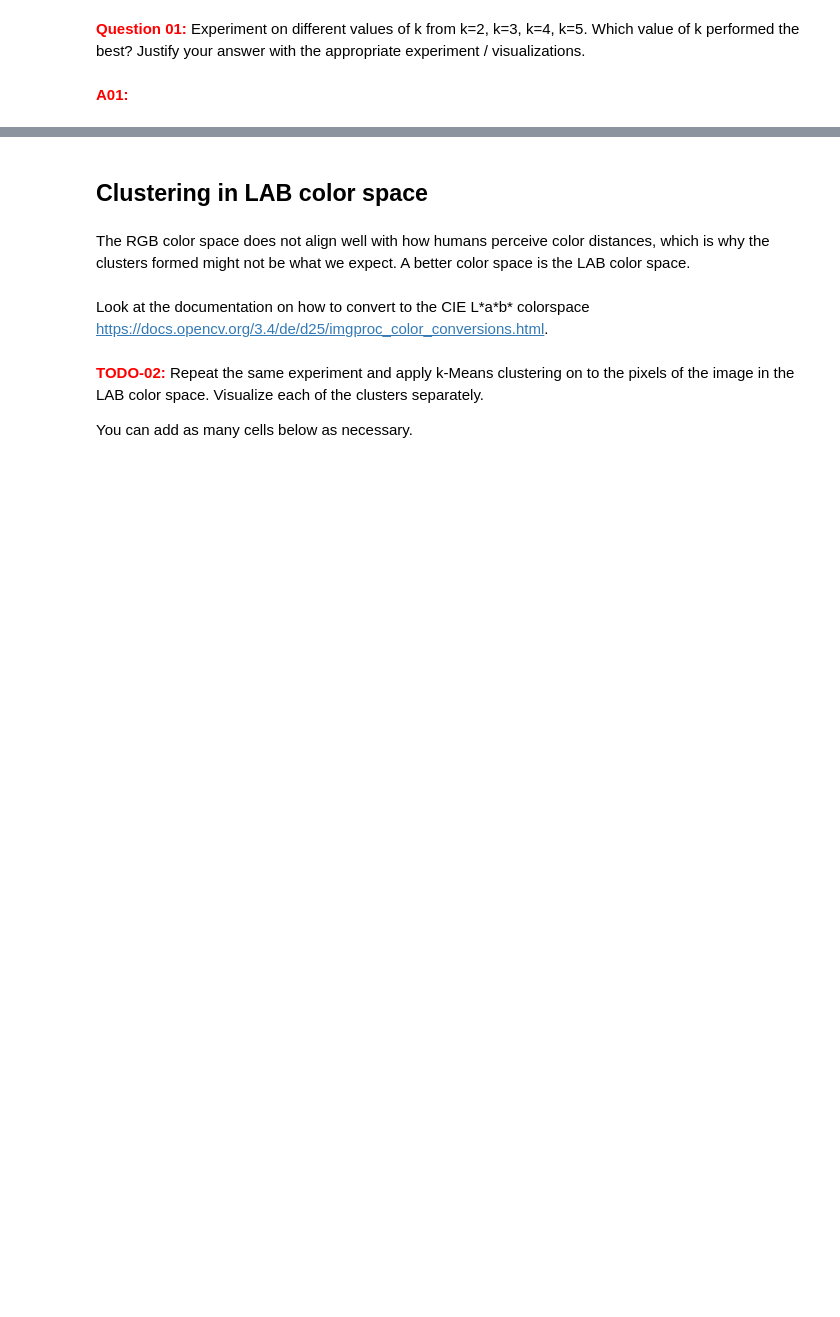
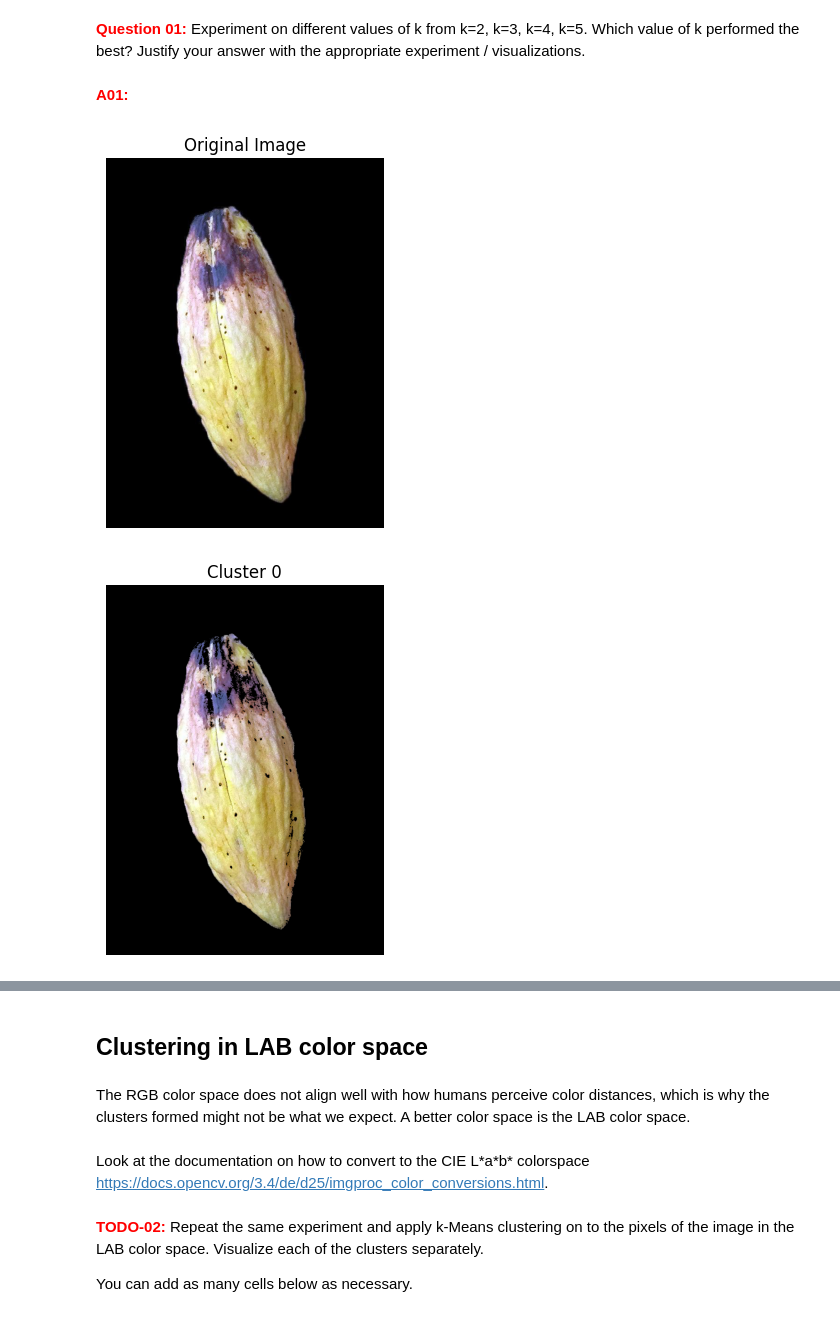
Before and after one commit to ningerdinger/KTAI2, a Jupyter notebook: 2.2 - Computer Vision.ipynb, the cells around one changed output, grey strips where cells are left out. Cells and saved outputs as stored; diff of their text form; code cells hidden in the pictures; blank space fills up the shorter version.

```diff
--- a/2.2 - Computer Vision.ipynb
+++ b/2.2 - Computer Vision.ipynb
@@ -65,3 +149,8 @@ You can add as many cells below as necessary.
 <span style='color:red'>**Question 01:**</span> Experiment on different values of k from k=2, k=3, k=4, k=5. Which value of k performed the best? Justify your answer with the appropriate experiment / visualizations.
 # %% [markdown]
 <span style='color:red'>**A01:**</span>
+# %%
+visualize_clusters("cacao_pod_2.png", k=2)
+# %% [output]
+[figure, added]
+[figure, added]
```
Also changed, not shown: parts of 11 cells of this notebook.
